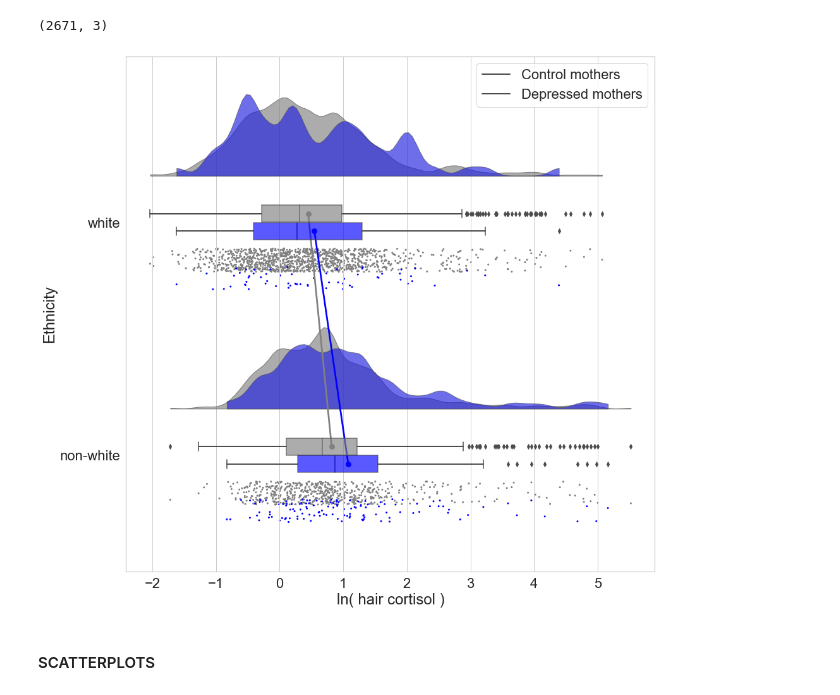
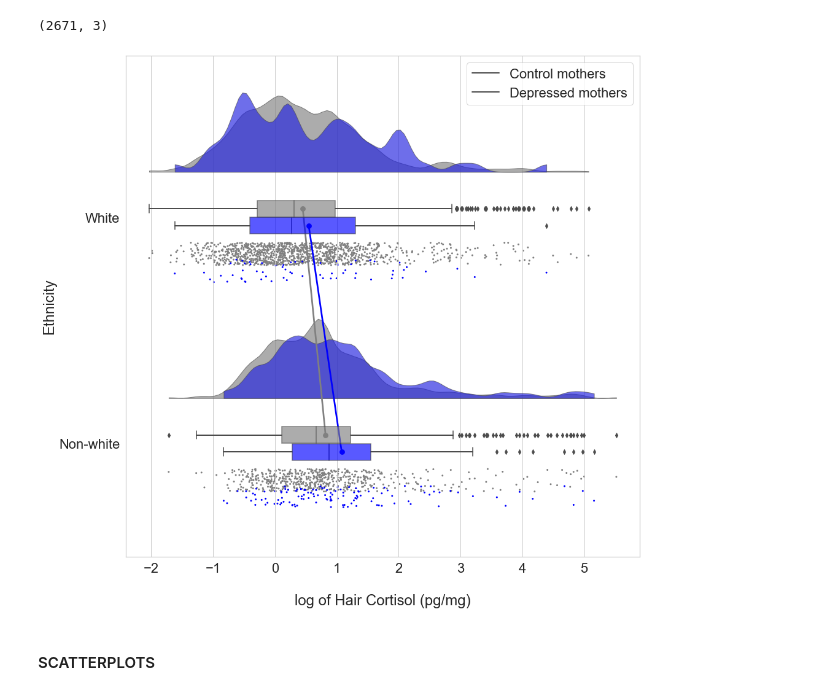
Before and after one commit to SereDef/prenatal-depression-cortisol-6y, a Jupyter notebook: 5-Plots.ipynb, the cells around one changed output. Saved outputs shown, nothing was run; the diff lists cells and outputs as text; code cells hidden in the pictures.

Commit message:
rain and scatterplot correct labels and add regr. lines

```diff
--- a/5-Plots.ipynb
+++ b/5-Plots.ipynb
@@ -71,21 +54,21 @@ g.shape
 # %%
 ort = "h"; pal = ['grey','blue']; sigma = .12
 
 f, ax = plt.subplots(figsize=(15, 15))
 
 ax = pt.RainCloud(x = g["childRaceEth"], y = g["lncortisol"],
                   hue = g["bsiScoreFlg"],
                   data = g, palette = pal, bw = sigma,
                  width_viol = .7, ax = ax, orient = ort, alpha = .65,
                   dodge = True, pointplot = True, move = .2)
 
 ax.legend(['Control mothers', 'Depressed mothers'])
-ax.set_yticklabels(['white', 'non-white'])
-ax.set_ylabel("Ethnicity"); ax.set_xlabel("ln( hair cortisol )");
+ax.set_yticklabels(['White', 'Non-white'])
+ax.set_ylabel("Ethnicity"); ax.set_xlabel("\nlog of Hair Cortisol (pg/mg)");
 
 plt.savefig("rainplot",dpi = 300, edgecolorcolor = "white",
-            facecolor = "white", pad_inches=0.1, frameon=True)
+          facecolor = "white", pad_inches=0.1, frameon=True)
 # %% [output]
-[figure, old version]
+[figure, new version]
 # %% [markdown]
 #### SCATTERPLOTS
```
Also changed, not shown: parts of 3 cells of this notebook.
